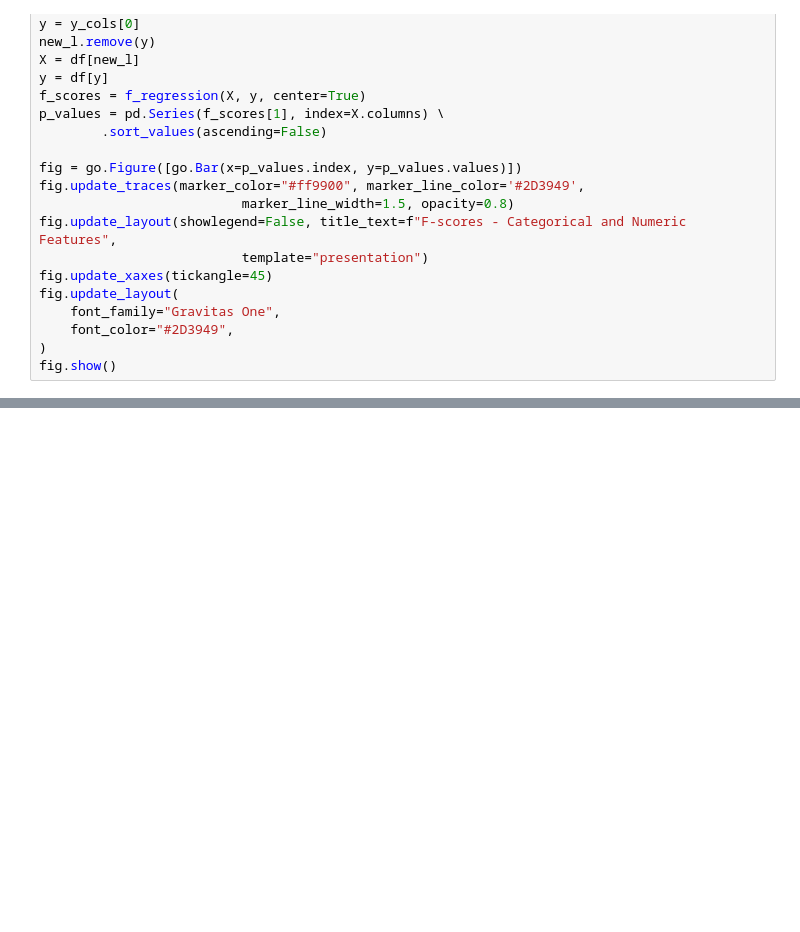
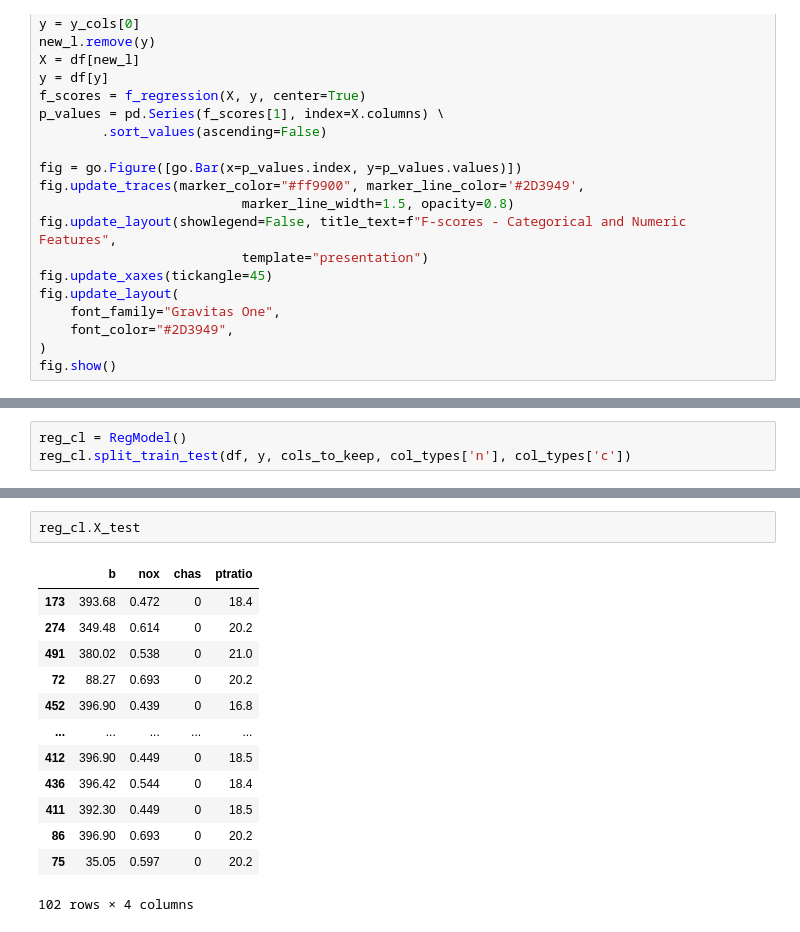
Before and after one commit to katemartin9/django-ml-app, a Jupyter notebook: kML/data_exploration.ipynb, the cells around one changed output, grey strips where cells are left out. Cells and saved outputs as stored; diff of their text form; blank space fills up the shorter version.

```diff
--- a/kML/data_exploration.ipynb
+++ b/kML/data_exploration.ipynb
@@ -333,2 +413,5 @@ col_types['int']
+# %%
+reg_cl = RegModel()
+reg_cl.split_train_test(df, y, cols_to_keep, col_types['n'], col_types['c'])
 # %%
 # %% [output]
@@ -513,0 +431,16 @@ fig.show()
+# %%
+reg_cl.X_test
+# %% [output]
+|  | b | nox | chas | ptratio |
+| 173 | 393.68 | 0.472 | 0 | 18.4 |
+| 274 | 349.48 | 0.614 | 0 | 20.2 |
+| 491 | 380.02 | 0.538 | 0 | 21.0 |
+| 72 | 88.27 | 0.693 | 0 | 20.2 |
+| 452 | 396.90 | 0.439 | 0 | 16.8 |
+| ... | ... | ... | ... | ... |
+| 412 | 396.90 | 0.449 | 0 | 18.5 |
+| 436 | 396.42 | 0.544 | 0 | 18.4 |
+| 411 | 392.30 | 0.449 | 0 | 18.5 |
+| 86 | 396.90 | 0.693 | 0 | 20.2 |
+| 75 | 35.05 | 0.597 | 0 | 20.2 |
+102 rows × 4 columns
```
Also changed, not shown: parts of 29 cells of this notebook, 6 other files.
